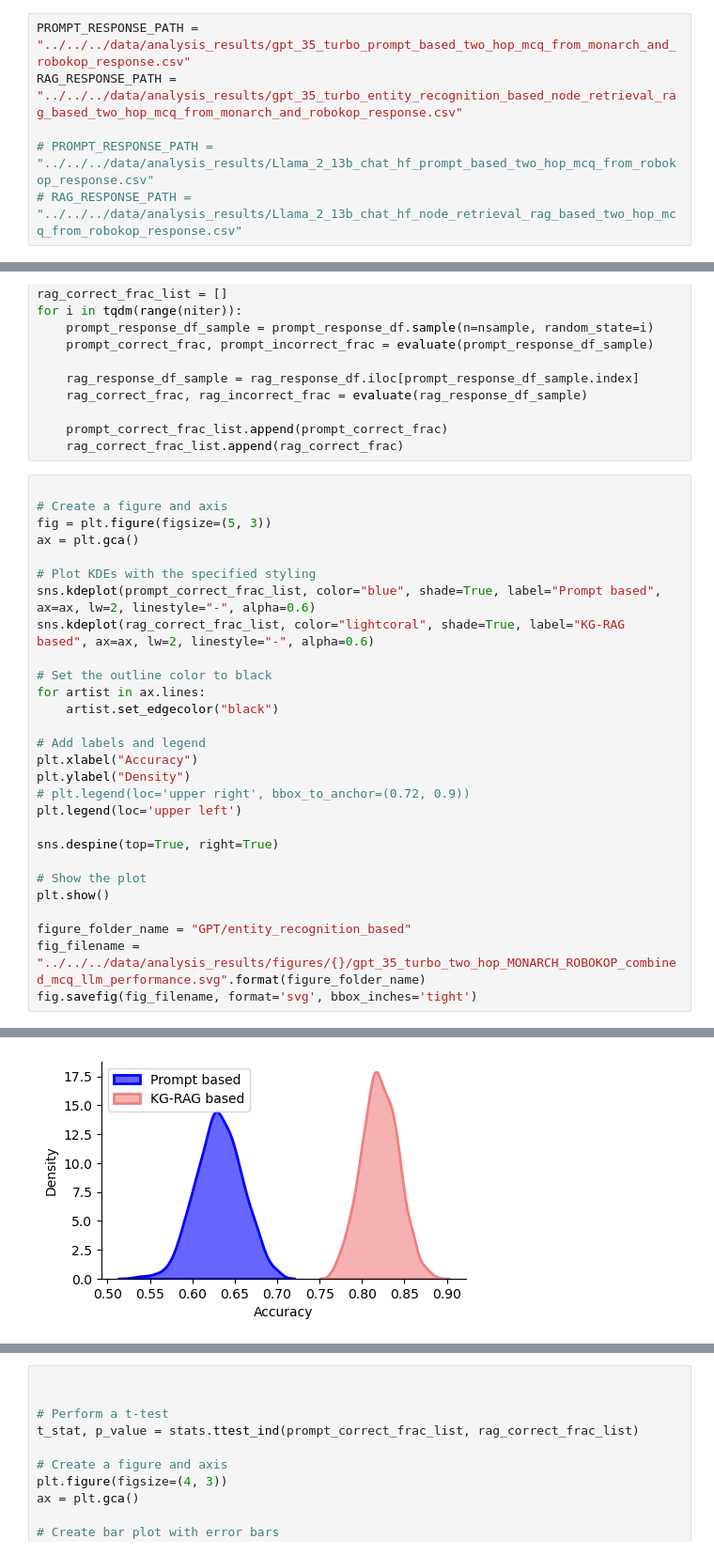
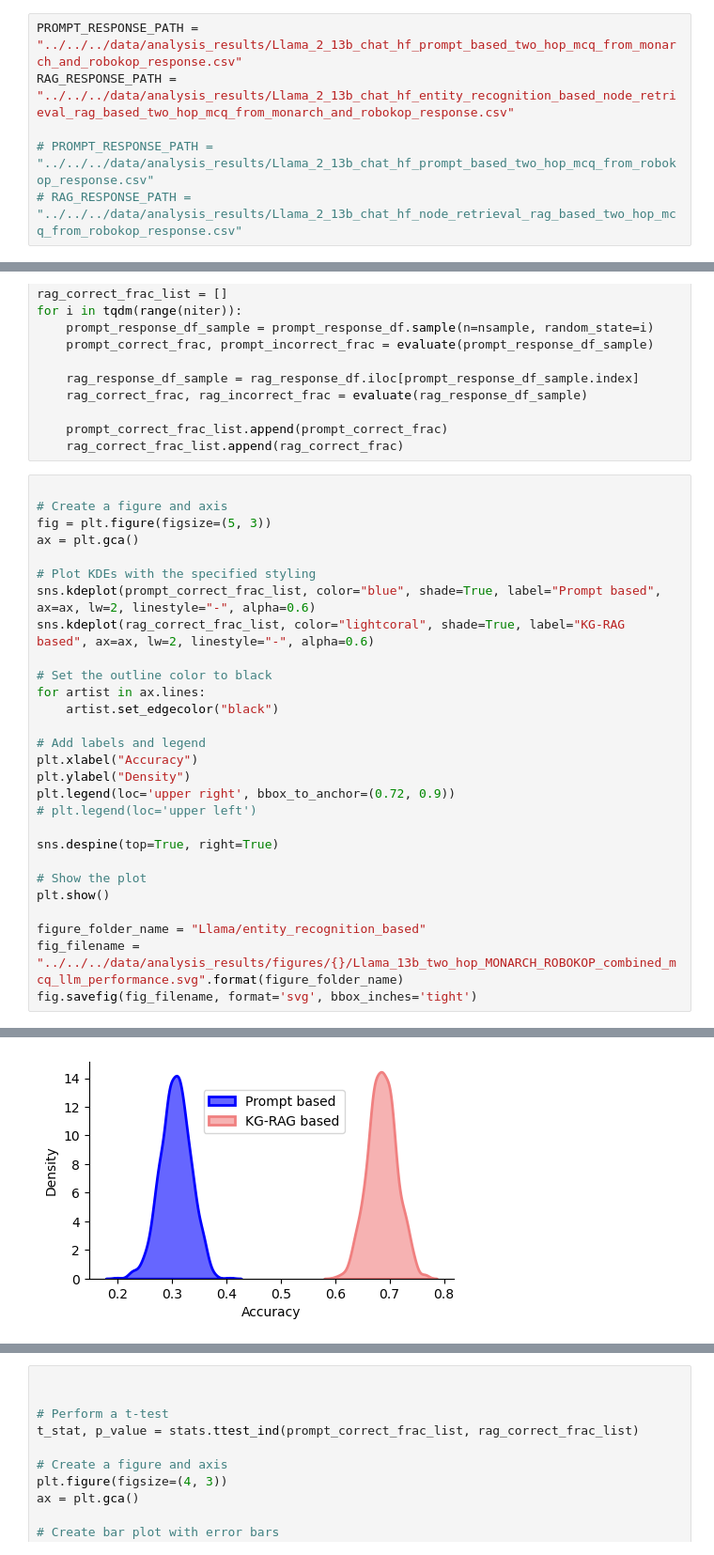
Before and after one commit to BaranziniLab/KG_RAG, a Jupyter notebook: codes/llm_notebooks/analysis/test_questions_mcq_response_comparative_analysys_llama.ipynb, the cells around one changed output, grey strips where cells are left out. Shown: that part at 94% size. Cells and saved outputs as stored; diff of their text form.

```diff
--- a/codes/llm_notebooks/analysis/test_questions_mcq_response_comparative_analysys_llama.ipynb
+++ b/codes/llm_notebooks/analysis/test_questions_mcq_response_comparative_analysys_llama.ipynb
@@ -23,8 +23,8 @@ def correct_paranthesis_split(text):
     except:
         return text
 # %%
-PROMPT_RESPONSE_PATH = "../../../data/analysis_results/gpt_35_turbo_prompt_based_two_hop_mcq_from_monarch_and_robokop_response.csv"
-RAG_RESPONSE_PATH = "../../../data/analysis_results/gpt_35_turbo_entity_recognition_based_node_retrieval_rag_based_two_hop_mcq_from_monarch_and_robokop_response.csv"
+PROMPT_RESPONSE_PATH = "../../../data/analysis_results/Llama_2_13b_chat_hf_prompt_based_two_hop_mcq_from_monarch_and_robokop_response.csv"
+RAG_RESPONSE_PATH = "../../../data/analysis_results/Llama_2_13b_chat_hf_entity_recognition_based_node_retrieval_rag_based_two_hop_mcq_from_monarch_and_robokop_response.csv"
 
 # PROMPT_RESPONSE_PATH = "../../../data/analysis_results/Llama_2_13b_chat_hf_prompt_based_two_hop_mcq_from_robokop_response.csv"
 # RAG_RESPONSE_PATH = "../../../data/analysis_results/Llama_2_13b_chat_hf_node_retrieval_rag_based_two_hop_mcq_from_robokop_response.csv"
@@ -101,38 +112,38 @@ fig = plt.figure(figsize=(5, 3))
 ax = plt.gca()
 
 # Plot KDEs with the specified styling
 sns.kdeplot(prompt_correct_frac_list, color="blue", shade=True, label="Prompt based", ax=ax, lw=2, linestyle="-", alpha=0.6)
 sns.kdeplot(rag_correct_frac_list, color="lightcoral", shade=True, label="KG-RAG based", ax=ax, lw=2, linestyle="-", alpha=0.6)
 
 # Set the outline color to black
 for artist in ax.lines:
     artist.set_edgecolor("black")
 
 # Add labels and legend
 plt.xlabel("Accuracy")
 plt.ylabel("Density")
-# plt.legend(loc='upper right', bbox_to_anchor=(0.72, 0.9))
-plt.legend(loc='upper left')
+plt.legend(loc='upper right', bbox_to_anchor=(0.72, 0.9))
+# plt.legend(loc='upper left')
 
 sns.despine(top=True, right=True)
 
 # Show the plot
 plt.show()
 
-figure_folder_name = "GPT/entity_recognition_based"
-fig_filename = "../../../data/analysis_results/figures/{}/gpt_35_turbo_two_hop_MONARCH_ROBOKOP_combined_mcq_llm_performance.svg".format(figure_folder_name)
+figure_folder_name = "Llama/entity_recognition_based"
+fig_filename = "../../../data/analysis_results/figures/{}/Llama_13b_two_hop_MONARCH_ROBOKOP_combined_mcq_llm_performance.svg".format(figure_folder_name)
 fig.savefig(fig_filename, format='svg', bbox_inches='tight')
 # %% [output]
 `shade` is now deprecated in favor of `fill`; setting `fill=True`.
 This will become an error in seaborn v0.14.0; please update your code.
 
   sns.kdeplot(prompt_correct_frac_list, color="blue", shade=True, label="Prompt based", ax=ax, lw=2, linestyle="-", alpha=0.6)
 
 `shade` is now deprecated in favor of `fill`; setting `fill=True`.
 This will become an error in seaborn v0.14.0; please update your code.
 
   sns.kdeplot(rag_correct_frac_list, color="lightcoral", shade=True, label="KG-RAG based", ax=ax, lw=2, linestyle="-", alpha=0.6)
-[figure, old version]
+[figure, new version]
 # %%
 np.mean(rag_correct_frac_list)
 # %% [output]
```
Also changed, not shown: parts of 2 cells of this notebook, 5 other files.
